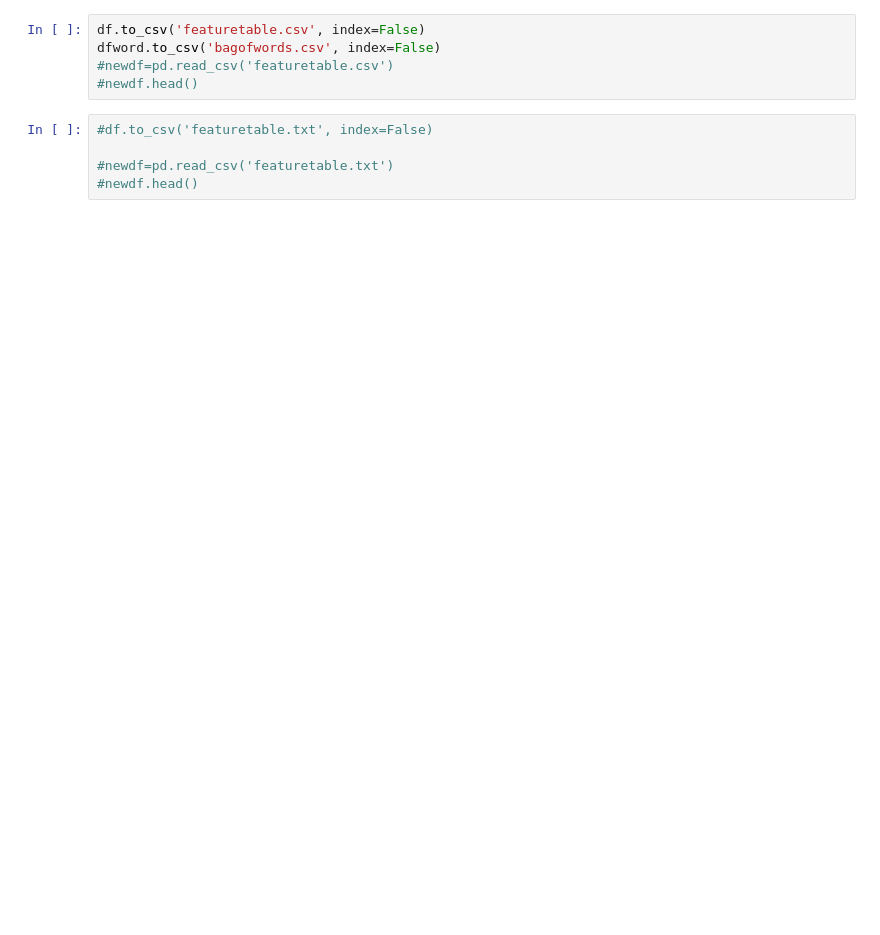
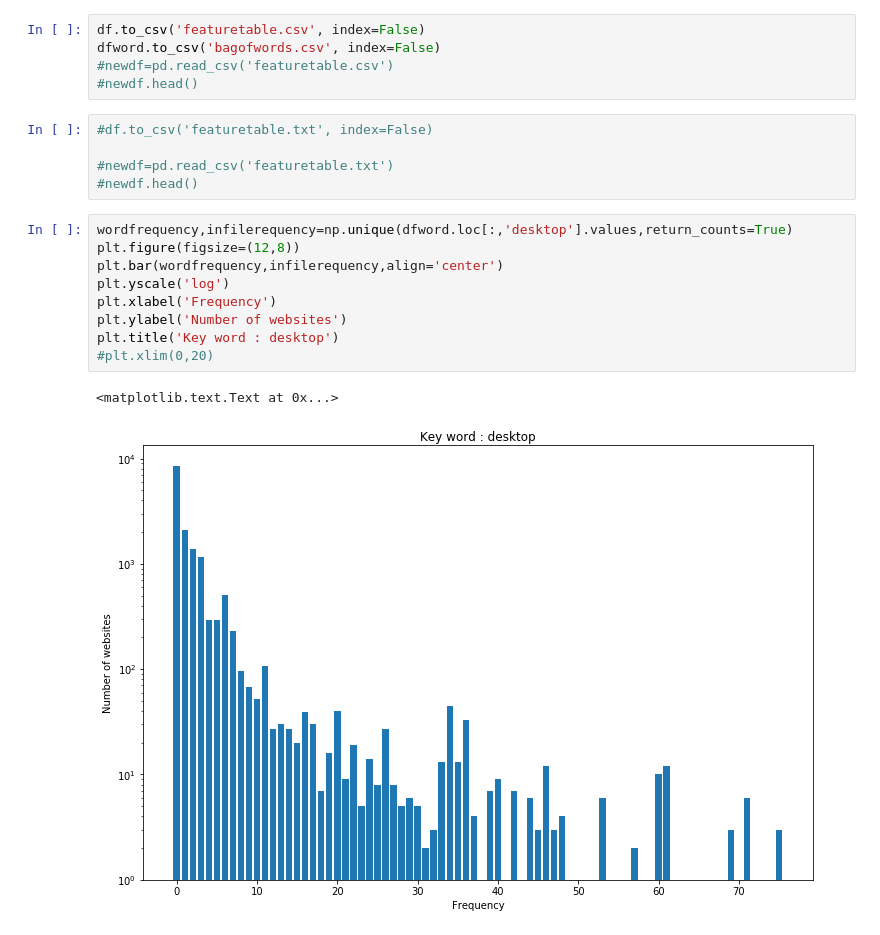
Before and after one commit to lorian/website-tags, a Jupyter notebook: get_feature_table.ipynb, the cells around one changed output. Cells and saved outputs as stored; diff of their text form; blank space fills up the shorter version.

```diff
--- a/get_feature_table.ipynb
+++ b/get_feature_table.ipynb
@@ -141,3 +141,15 @@ dfword.to_csv('bagofwords.csv', index=False)
 
 #newdf=pd.read_csv('featuretable.txt')
 #newdf.head()
+# %%
+wordfrequency,infilerequency=np.unique(dfword.loc[:,'desktop'].values,return_counts=True)
+plt.figure(figsize=(12,8))
+plt.bar(wordfrequency,infilerequency,align='center')
+plt.yscale('log')
+plt.xlabel('Frequency')
+plt.ylabel('Number of websites')
+plt.title('Key word : desktop')
+#plt.xlim(0,20)
+# %% [output]
+<matplotlib.text.Text at 0x...>
+[figure, added]
```
Also changed, not shown: parts of 11 cells of this notebook, 1 other file.
